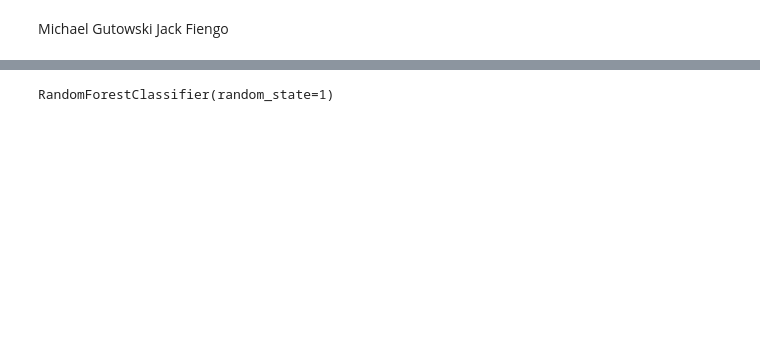
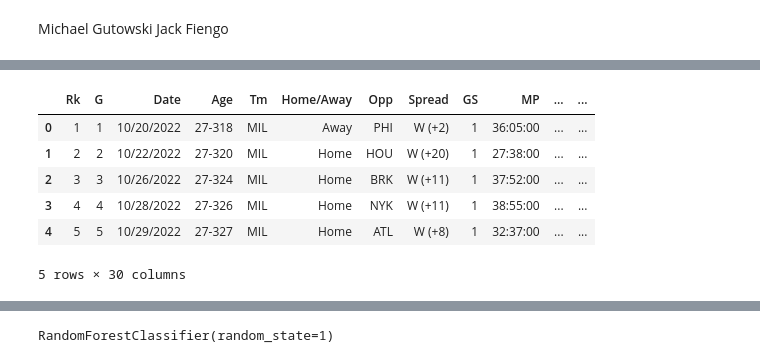
Before and after one commit to jfiengo/Michael_Jordan_ML_Project, a Jupyter notebook: project.ipynb, the cells around one changed output, grey strips where cells are left out. Cells and saved outputs as stored; diff of their text form; code cells hidden in the pictures; blank space fills up the shorter version.

```diff
--- a/project.ipynb
+++ b/project.ipynb
@@ -33 +42,15 @@ df_9192.head()
+# %%
+df_test.rename(columns={'Unnamed: 5': 'Home/Away'}, inplace=True)
+df_test.rename(columns={'Unnamed: 7': 'Spread'}, inplace=True)
+df_test["Home/Away"].replace({"@": "Away"}, inplace=True)
+df_test["Home/Away"].fillna("Home", inplace=True)
+df_test.head()
+# %% [output]
+|  | Rk | G | Date | Age | Tm | Home/Away | Opp | Spread | GS | MP | ... | ... |
+| 0 | 1 | 1 | 10/20/2022 | 27-318 | MIL | Away | PHI | W (+2) | 1 | 36:05:00 | ... | ... |
+| 1 | 2 | 2 | 10/22/2022 | 27-320 | MIL | Home | HOU | W (+20) | 1 | 27:38:00 | ... | ... |
+| 2 | 3 | 3 | 10/26/2022 | 27-324 | MIL | Home | BRK | W (+11) | 1 | 37:52:00 | ... | ... |
+| 3 | 4 | 4 | 10/28/2022 | 27-326 | MIL | Home | NYK | W (+11) | 1 | 38:55:00 | ... | ... |
+| 4 | 5 | 5 | 10/29/2022 | 27-327 | MIL | Home | ATL | W (+8) | 1 | 32:37:00 | ... | ... |
+5 rows × 30 columns
 # %%
```
Also changed, not shown: parts of 10 cells of this notebook, 2 other files.
